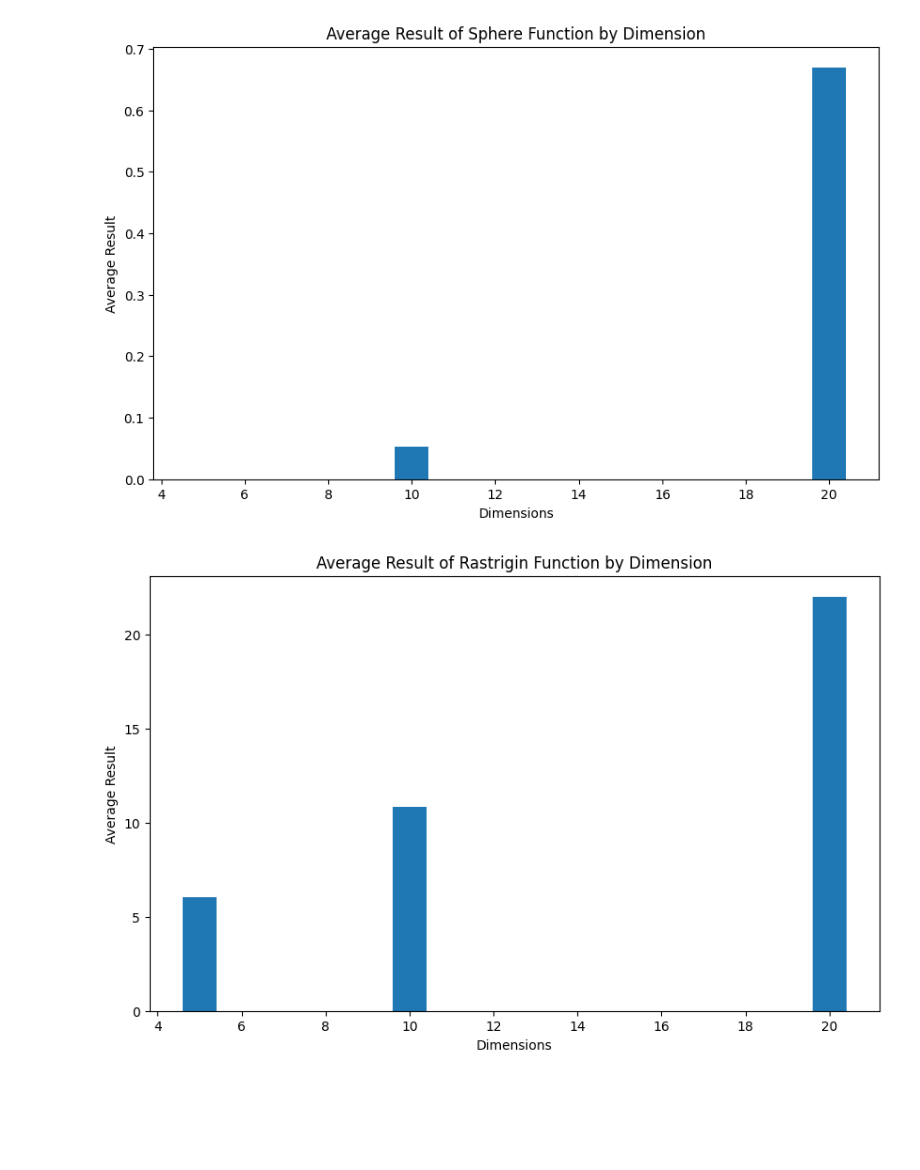
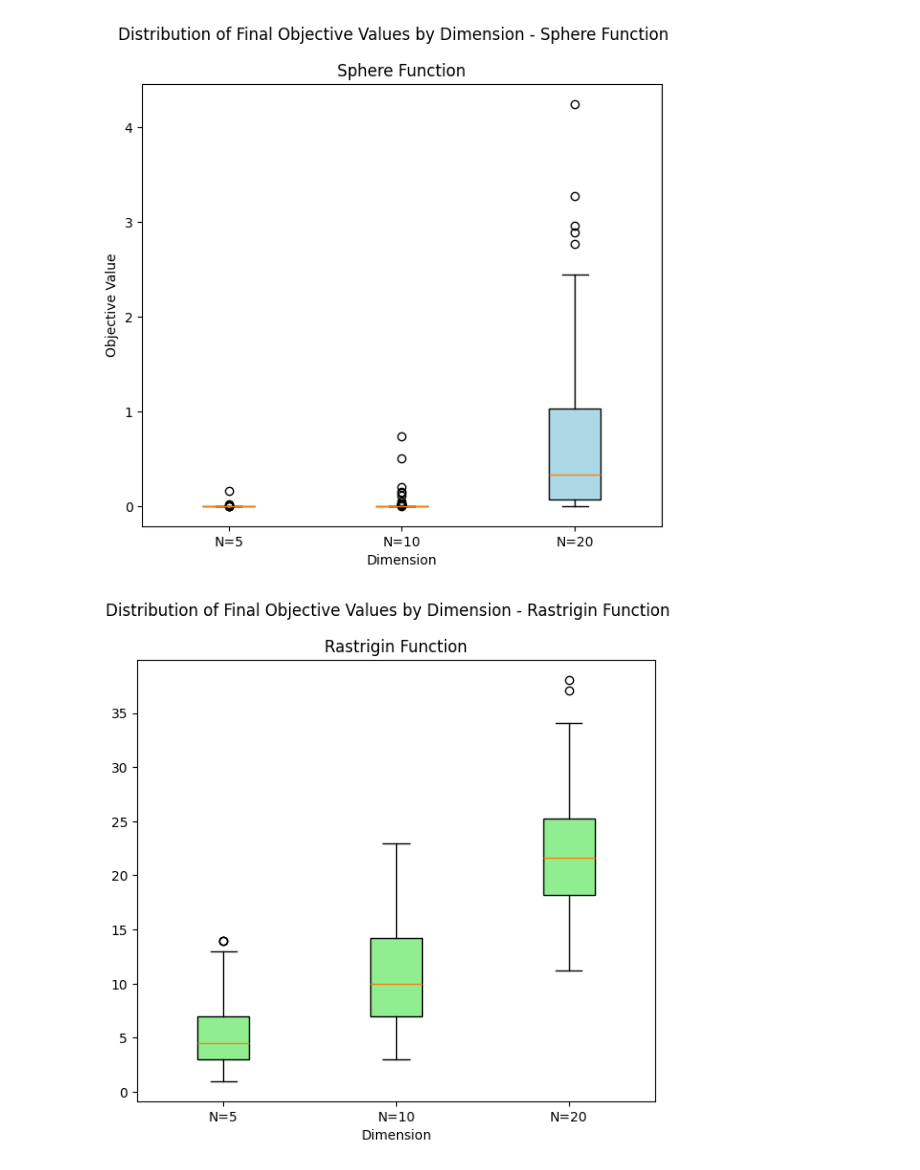
Before and after one commit to kenoc1/evolution-strategies, a Jupyter notebook: notebooks/E1.ipynb, the cells around one changed output. Saved outputs shown, nothing was run; the diff lists cells and outputs as text; code cells hidden in the pictures; blank space fills up the shorter version.

```diff
--- a/notebooks/E1.ipynb
+++ b/notebooks/E1.ipynb
@@ -3,3 +6,6 @@
 # %%
 import numpy as np
 import matplotlib.pyplot as plt
+# %%
+x = np.random.randn(20)
+print(x)
@@ -65,0 +92,17 @@ results[dim]['Sphere'][:5], results[dim]['Rastrigin'][:5]
+# %%
+def plot_average_fitness_progression(logs, dimensions, fittype='Sphere'):
+    plt.figure(figsize=(12, 8))
+
+    for dim in dimensions:
+        # Calculate the mean fitness progression for each dimension
+        mean_progression = np.mean(logs[dim][fittype], axis=0)
+        plt.plot(mean_progression, label=f'Dimension {dim}')
+
+    plt.xlabel('Iteration')
+    plt.ylabel('Average Fitness Value')
+    plt.title(f'Average {fittype} Fitness Progression Over Iterations for Different Dimensions')
+    plt.legend()
+    plt.grid(True)
+    plt.show()
+
+plot_average_fitness_progression(fitness_logs, dimensions)
@@ -66,18 +111,27 @@ results[dim]['Sphere'][:5], results[dim]['Rastrigin'][:5]
 # %%
-def plot_results(results):
-    # Calculate the average results for each dimension and function
-    avg_results = {dim: {func: sum(res)/len(res) for func, res in funcs.items()} for dim, funcs in results.items()}
+def plot_results(plot_results):
+    # Sphere Function Plot
+    fig1, axs1 = plt.subplots(figsize=(7, 6))
+    fig1.suptitle('Distribution of Final Objective Values by Dimension - Sphere Function')
+    colors = ['blue', 'green', 'red']
+    labels = ['N=5', 'N=10', 'N=20']
+    axs1.set_title('Sphere Function')
+    axs1.boxplot([plot_results[dim]['Sphere'] for dim in dimensions], patch_artist=True, boxprops=dict(facecolor='lightblue'))
+    axs1.set_xticklabels(labels)
+    axs1.set_xlabel('Dimension')
+    axs1.set_ylabel('Objective Value')
+    plt.show()
 
-    # Create a bar chart for each function
-    for func in ['Sphere', 'Rastrigin']:
-        plt.figure(figsize=(10, 6))
-        plt.bar(avg_results.keys(), [res[func] for res in avg_results.values()])
-        plt.xlabel('Dimensions')
-        plt.ylabel('Average Result')
-        plt.title(f'Average Result of {func} Function by Dimension')
-        plt.show()
+    # Rastrigin Function Plot
+    fig2, axs2 = plt.subplots(figsize=(7, 6))
+    fig2.suptitle('Distribution of Final Objective Values by Dimension - Rastrigin Function')
+    axs2.set_title('Rastrigin Function')
+    axs2.boxplot([plot_results[dim]['Rastrigin'] for dim in dimensions], patch_artist=True, boxprops=dict(facecolor='lightgreen'))
+    axs2.set_xticklabels(labels)
+    axs2.set_xlabel('Dimension')
+    plt.show()
 
 plot_results(results)
 # %% [output]
-[figure, old version]
+[figure, new version]
-[figure, old version]
+[figure, new version]
```
Also changed, not shown: parts of 5 cells of this notebook, 1 other file.
